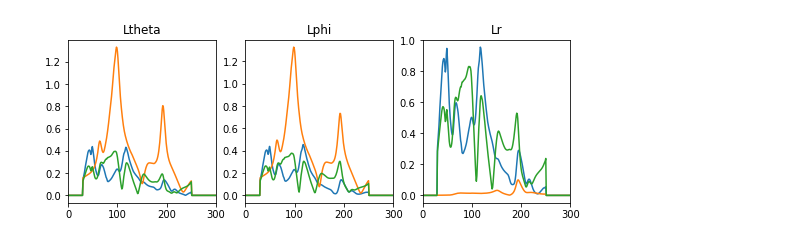
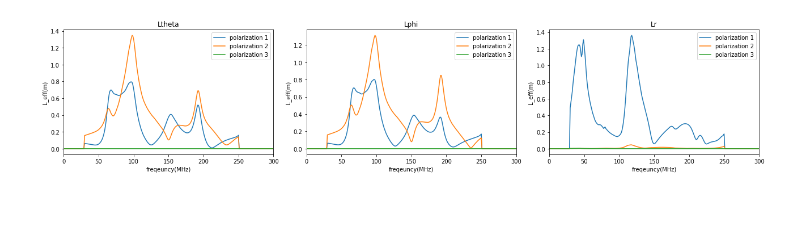
Before and after one commit to kewenz/test_trace_files, a Jupyter notebook: coord_transf.ipynb, the cells around one changed output. Cells and saved outputs as stored; diff of their text form; code cells hidden in the pictures; blank space fills up the shorter version.

```diff
--- a/coord_transf.ipynb
+++ b/coord_transf.ipynb
@@ -53,29 +22,23 @@ Edata = np.column_stack((Edata, ez_cut))
 # %%
 Lce_sphere=np.zeros(np.shape(Lce_complex),dtype='complex')
-Lce_sphere1=np.zeros(np.shape(Lce_complex),dtype='complex')
-#R_cart2sph=coord_matrix(e_theta*np.pi/180,e_phi*np.pi/180)
 R_sph2cart=rotation_m(e_theta*np.pi/180,e_phi*np.pi/180)
 R_cart2sph=np.linalg.inv(np.matrix(R_sph2cart))
-
 for i in range(2000):
     for j in range(3):
-        Lce_sphere[i,j,:]=np.dot(R_cart2sph,Lce_complex[i,j, :])
+        Lce_sphere[i,:,j]=np.dot(R_cart2sph,Lce_complex[i, :,j])
+
+string=['1','2','3']
+string_sphere = np.array(['theta', 'phi', 'r'])
+plt.figure(figsize=(18, 4))
+for i in range(3):
+    plt.subplot(1, 3, i + 1)
+    for j in range(3):
+        plt.plot(abs(Lce_sphere[:, j, i]),label='polarization '+string[j])
+        plt.title('L'+string_sphere[i])
+        plt.xlim(0, 300)
+        plt.legend()
+        plt.xlabel('freqeuncy(MHz)')
+        plt.ylabel('L_eff(m)')
+plt.tight_layout()
+# %% [output]
+[figure, added]
-# %%
-Lce_sphere=np.zeros(np.shape(Lce_complex),dtype='complex')
-R_sph2cart=rotation_m(e_theta*np.pi/180,e_phi*np.pi/180)
-R_cart2sph=np.linalg.inv(np.matrix(R_sph2cart))
-#vector in order of(theta,phi,r)
-string_sphere = np.array(['theta', 'phi', 'r'])
-for i in range(2000):
-    for j in range(3):
-        Lce_sphere[i,j,:]=np.dot(R_cart2sph,Lce_complex[i,j, :])
-
-plt.figure(figsize=(9, 3))
-for i in range(3):
-    plt.subplot(1, 3, i + 1)
-    for j in range(3):
-        plt.plot(f, abs(Lce_sphere[:, i, j]))
-        plt.title('L'+string_sphere[i])
-        plt.xlim(0, 300)
-# %% [output]
-[figure, removed]
```
Also changed, not shown: parts of 15 cells of this notebook.
